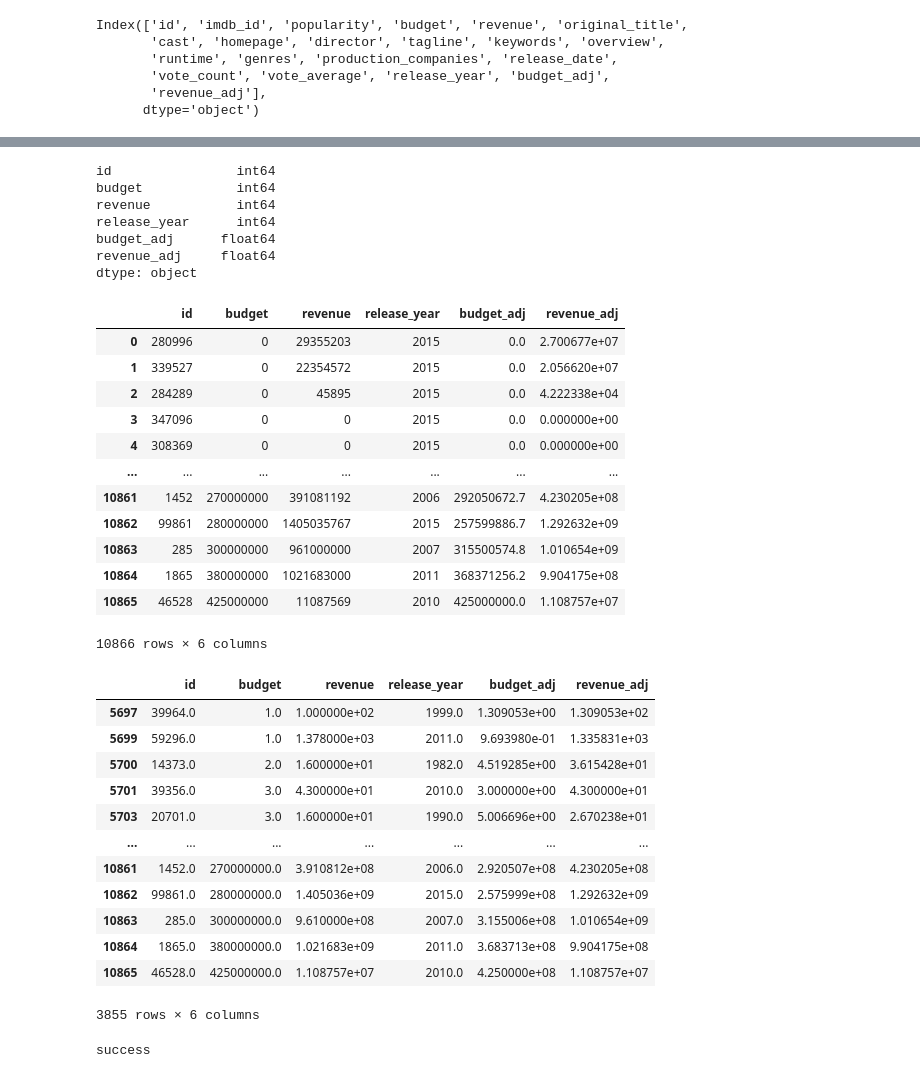
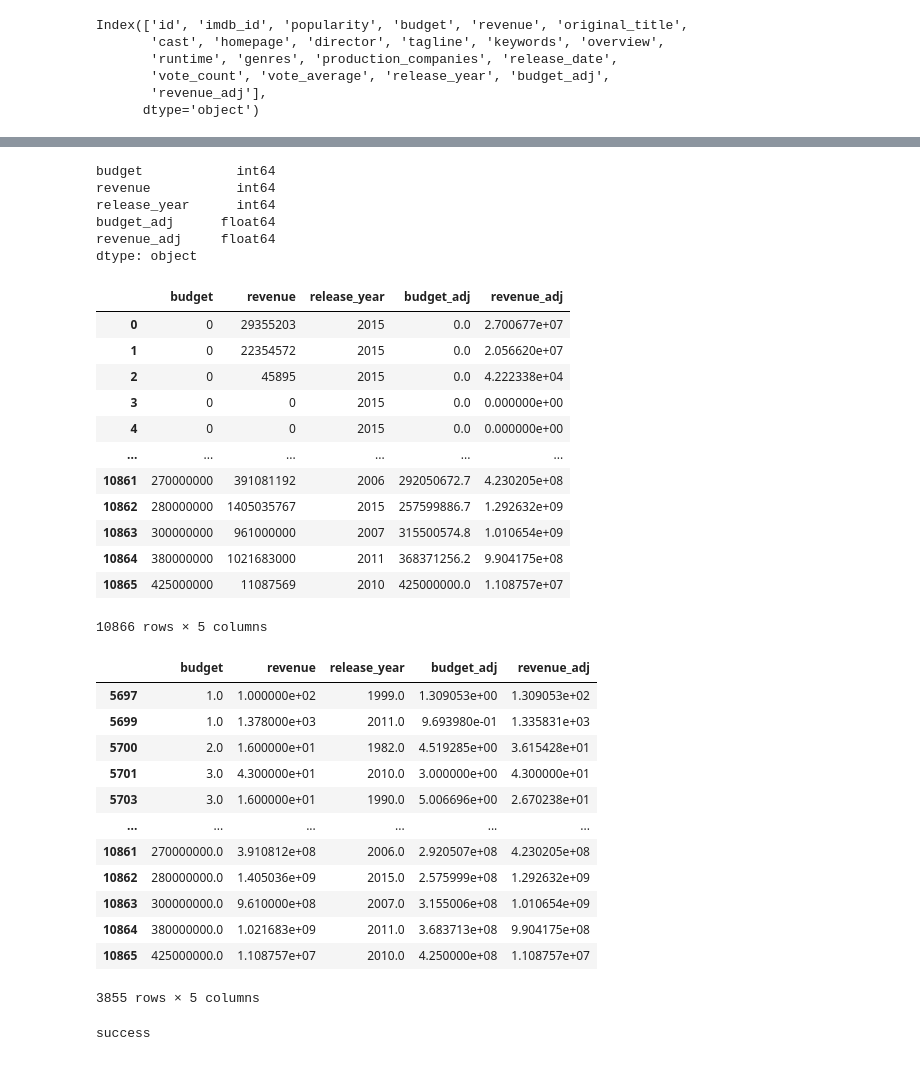
Before and after one commit to sebastian122H/Rasselbande, a Jupyter notebook: Python_for_Data_Science_Die_Rasselbande.ipynb, the cells around one changed output, grey strips where cells are left out. Cells and saved outputs as stored; diff of their text form; code cells hidden in the pictures.

```diff
--- a/Python_for_Data_Science_Die_Rasselbande.ipynb
+++ b/Python_for_Data_Science_Die_Rasselbande.ipynb
@@ -44,6 +64,6 @@ Index(['id', 'imdb_id', 'popularity', 'budget', 'revenue', 'original_title',
 # %%
 #From this code we drop the unused columns that we do not require for our analysis
-df.drop(['imdb_id', 'popularity', 'original_title',
+df.drop(['imdb_id', 'id', 'popularity', 'original_title',
        'cast', 'homepage', 'director', 'tagline', 'keywords', 'overview',
        'runtime', 'genres', 'production_companies','release_date',
        'vote_count', 'vote_average'],axis = 1, inplace=True)
@@ -51,7 +71,6 @@ df.drop(['imdb_id', 'popularity', 'original_title',
 #To ensure we have the right data types for the analysis we check the types of data that are contained in the columns
 df.dtypes
 # %% [output]
-id                int64
 budget            int64
 revenue           int64
 release_year      int64
@@ -62,43 +81,43 @@ dtype: object
 #Just a quick check to see how everything is going
 df
 # %% [output]
-|  | id | budget | revenue | release_year | budget_adj | revenue_adj |
-| 0 | 280996 | 0 | 29355203 | 2015 | 0.0 | 2.700677e+07 |
-| 1 | 339527 | 0 | 22354572 | 2015 | 0.0 | 2.056620e+07 |
-| 2 | 284289 | 0 | 45895 | 2015 | 0.0 | 4.222338e+04 |
-| 3 | 347096 | 0 | 0 | 2015 | 0.0 | 0.000000e+00 |
-| 4 | 308369 | 0 | 0 | 2015 | 0.0 | 0.000000e+00 |
-| ... | ... | ... | ... | ... | ... | ... |
-| 10861 | 1452 | 270000000 | 391081192 | 2006 | 292050672.7 | 4.230205e+08 |
-| 10862 | 99861 | 280000000 | 1405035767 | 2015 | 257599886.7 | 1.292632e+09 |
-| 10863 | 285 | 300000000 | 961000000 | 2007 | 315500574.8 | 1.010654e+09 |
-| 10864 | 1865 | 380000000 | 1021683000 | 2011 | 368371256.2 | 9.904175e+08 |
-| 10865 | 46528 | 425000000 | 11087569 | 2010 | 425000000.0 | 1.108757e+07 |
+|  | budget | revenue | release_year | budget_adj | revenue_adj |
+| 0 | 0 | 29355203 | 2015 | 0.0 | 2.700677e+07 |
+| 1 | 0 | 22354572 | 2015 | 0.0 | 2.056620e+07 |
+| 2 | 0 | 45895 | 2015 | 0.0 | 4.222338e+04 |
+| 3 | 0 | 0 | 2015 | 0.0 | 0.000000e+00 |
+| 4 | 0 | 0 | 2015 | 0.0 | 0.000000e+00 |
+| ... | ... | ... | ... | ... | ... |
+| 10861 | 270000000 | 391081192 | 2006 | 292050672.7 | 4.230205e+08 |
+| 10862 | 280000000 | 1405035767 | 2015 | 257599886.7 | 1.292632e+09 |
+| 10863 | 300000000 | 961000000 | 2007 | 315500574.8 | 1.010654e+09 |
+| 10864 | 380000000 | 1021683000 | 2011 | 368371256.2 | 9.904175e+08 |
+| 10865 | 425000000 | 11087569 | 2010 | 425000000.0 | 1.108757e+07 |
-10866 rows × 6 columns
+10866 rows × 5 columns
 # %%
 #Now we drop and replace all values that represent 0, with a Nan value, which we then drop all at once. The reason for this is that it is impossible
 #for a movie to have absolutely 0 units of budgets, as well as it being unrealistic to assume that any movie created and judged by IMDB has a revenue of 0.
 
 df = df.replace([np.inf, -np.inf, 0], np.nan)
 
 
 df = df.dropna(axis = 0)
 
-df.dropna()
+df
 # %% [output]
-|  | id | budget | revenue | release_year | budget_adj | revenue_adj |
-| 5697 | 39964.0 | 1.0 | 1.000000e+02 | 1999.0 | 1.309053e+00 | 1.309053e+02 |
-| 5699 | 59296.0 | 1.0 | 1.378000e+03 | 2011.0 | 9.693980e-01 | 1.335831e+03 |
-| 5700 | 14373.0 | 2.0 | 1.600000e+01 | 1982.0 | 4.519285e+00 | 3.615428e+01 |
-| 5701 | 39356.0 | 3.0 | 4.300000e+01 | 2010.0 | 3.000000e+00 | 4.300000e+01 |
-| 5703 | 20701.0 | 3.0 | 1.600000e+01 | 1990.0 | 5.006696e+00 | 2.670238e+01 |
-| ... | ... | ... | ... | ... | ... | ... |
-| 10861 | 1452.0 | 270000000.0 | 3.910812e+08 | 2006.0 | 2.920507e+08 | 4.230205e+08 |
-| 10862 | 99861.0 | 280000000.0 | 1.405036e+09 | 2015.0 | 2.575999e+08 | 1.292632e+09 |
-| 10863 | 285.0 | 300000000.0 | 9.610000e+08 | 2007.0 | 3.155006e+08 | 1.010654e+09 |
-| 10864 | 1865.0 | 380000000.0 | 1.021683e+09 | 2011.0 | 3.683713e+08 | 9.904175e+08 |
-| 10865 | 46528.0 | 425000000.0 | 1.108757e+07 | 2010.0 | 4.250000e+08 | 1.108757e+07 |
+|  | budget | revenue | release_year | budget_adj | revenue_adj |
+| 5697 | 1.0 | 1.000000e+02 | 1999.0 | 1.309053e+00 | 1.309053e+02 |
+| 5699 | 1.0 | 1.378000e+03 | 2011.0 | 9.693980e-01 | 1.335831e+03 |
+| 5700 | 2.0 | 1.600000e+01 | 1982.0 | 4.519285e+00 | 3.615428e+01 |
+| 5701 | 3.0 | 4.300000e+01 | 2010.0 | 3.000000e+00 | 4.300000e+01 |
+| 5703 | 3.0 | 1.600000e+01 | 1990.0 | 5.006696e+00 | 2.670238e+01 |
+| ... | ... | ... | ... | ... | ... |
+| 10861 | 270000000.0 | 3.910812e+08 | 2006.0 | 2.920507e+08 | 4.230205e+08 |
+| 10862 | 280000000.0 | 1.405036e+09 | 2015.0 | 2.575999e+08 | 1.292632e+09 |
+| 10863 | 300000000.0 | 9.610000e+08 | 2007.0 | 3.155006e+08 | 1.010654e+09 |
+| 10864 | 380000000.0 | 1.021683e+09 | 2011.0 | 3.683713e+08 | 9.904175e+08 |
+| 10865 | 425000000.0 | 1.108757e+07 | 2010.0 | 4.250000e+08 | 1.108757e+07 |
-3855 rows × 6 columns
+3855 rows × 5 columns
 # %%
 #Here we creaeted a string check that looks through all the columns and from there on decides if the value it identifies is a string or not.
 #If it is a string then that data point will be dropped from the data frame.
```
Also changed, not shown: parts of 20 cells of this notebook.
